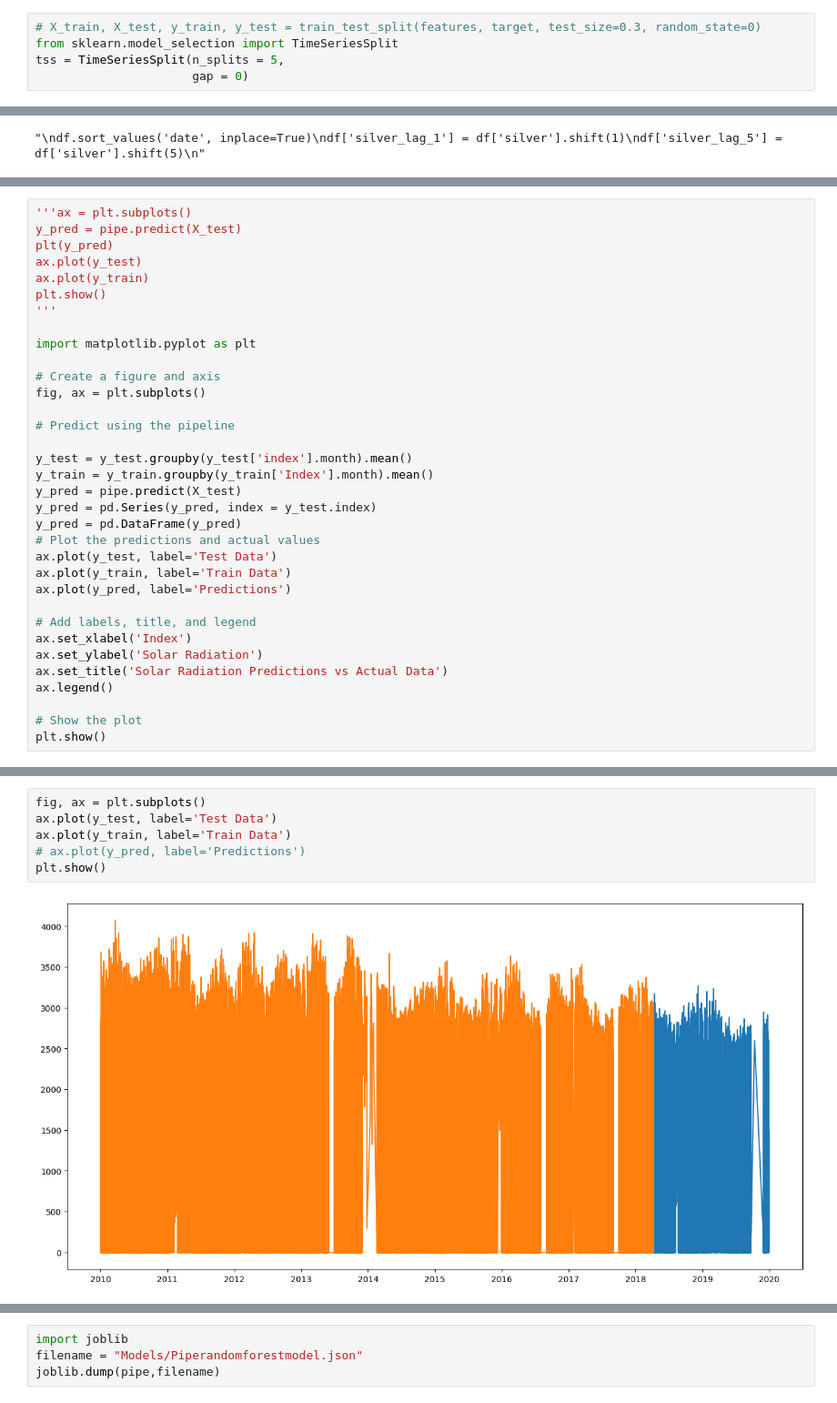
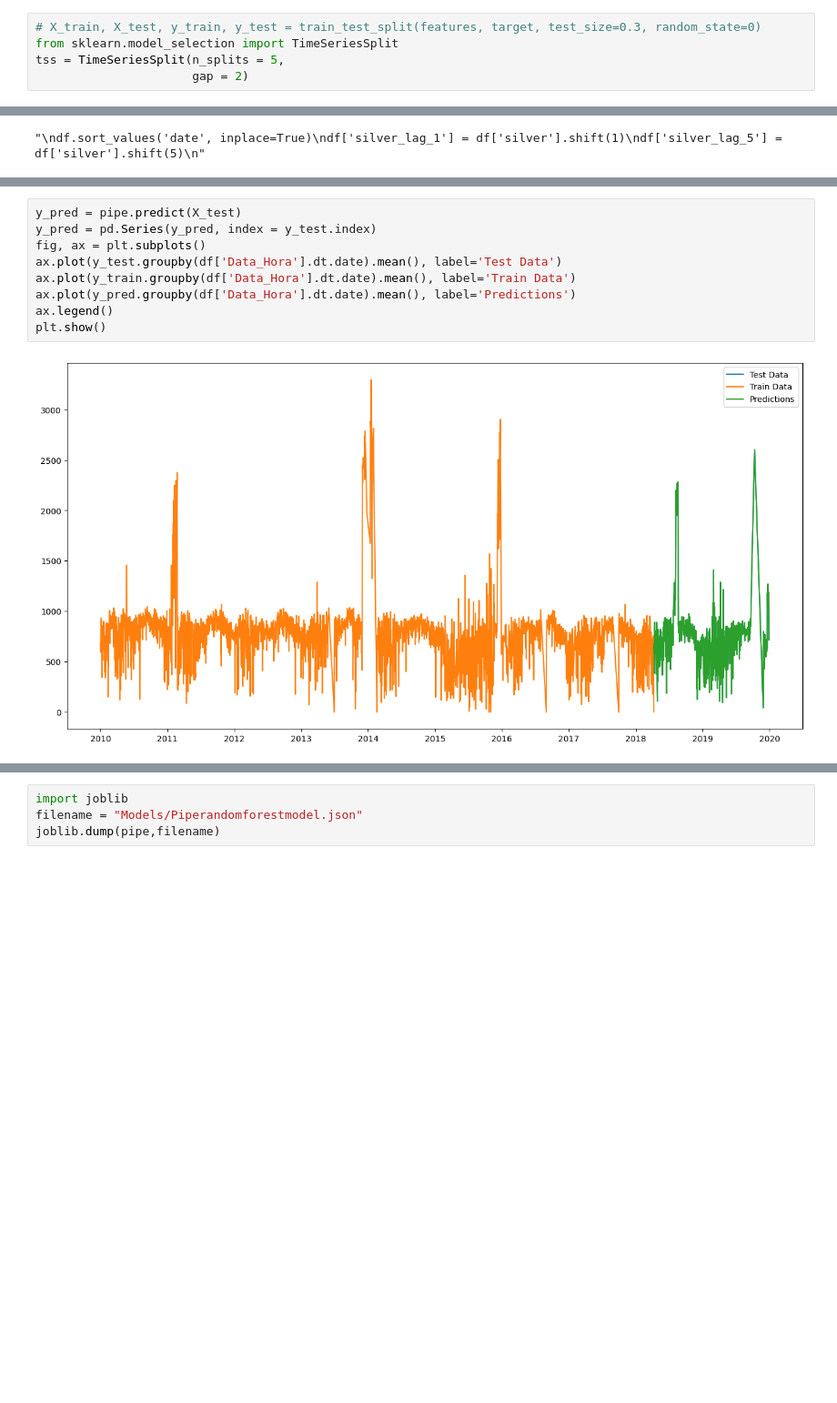
Before and after one commit to josusantz/darthvader, a Jupyter notebook: notebooks/midnight01.ipynb, the cells around one changed output, grey strips where cells are left out. Shown at 91% size. Cells and saved outputs as stored; diff of their text form; blank space fills up the shorter version.

```diff
--- a/notebooks/midnight01.ipynb
+++ b/notebooks/midnight01.ipynb
@@ -90,7 +129,7 @@ y = target.values
 # X_train, X_test, y_train, y_test = train_test_split(features, target, test_size=0.3, random_state=0)
 from sklearn.model_selection import TimeSeriesSplit
 tss = TimeSeriesSplit(n_splits = 5,
-                      gap = 0)
+                      gap = 2)
 # %%
 for train_index, test_index in tss.split(X):
     X_train, X_test = features.iloc[train_index, :], features.iloc[test_index,:]
@@ -205,34 +246,0 @@ Pipeline(steps=[('preprocessor',
-# %%
-'''ax = plt.subplots()
-y_pred = pipe.predict(X_test)
-plt(y_pred)
-ax.plot(y_test)
-ax.plot(y_train)
-plt.show()
-'''
-
-import matplotlib.pyplot as plt
-
-# Create a figure and axis
-fig, ax = plt.subplots()
-
-# Predict using the pipeline
-
-y_test = y_test.groupby(y_test['index'].month).mean()
-y_train = y_train.groupby(y_train['Index'].month).mean()
-y_pred = pipe.predict(X_test)
-y_pred = pd.Series(y_pred, index = y_test.index)
-y_pred = pd.DataFrame(y_pred)
-# Plot the predictions and actual values
-ax.plot(y_test, label='Test Data')
-ax.plot(y_train, label='Train Data')
-ax.plot(y_pred, label='Predictions')
-
-# Add labels, title, and legend
-ax.set_xlabel('Index')
-ax.set_ylabel('Solar Radiation')
-ax.set_title('Solar Radiation Predictions vs Actual Data')
-ax.legend()
-
-# Show the plot
-plt.show()
@@ -259,8 +251,11 @@ pd.DataFrame(y_pred)
 # %%
+y_pred = pipe.predict(X_test)
+y_pred = pd.Series(y_pred, index = y_test.index)
 fig, ax = plt.subplots()
-ax.plot(y_test, label='Test Data')
-ax.plot(y_train, label='Train Data')
-# ax.plot(y_pred, label='Predictions')
+ax.plot(y_test.groupby(df['Data_Hora'].dt.date).mean(), label='Test Data')
+ax.plot(y_train.groupby(df['Data_Hora'].dt.date).mean(), label='Train Data')
+ax.plot(y_pred.groupby(df['Data_Hora'].dt.date).mean(), label='Predictions')
+ax.legend()
 plt.show()
 # %% [output]
-[figure, old version]
+[figure, new version]
```
Also changed, not shown: parts of 14 cells of this notebook, 2 other files.
